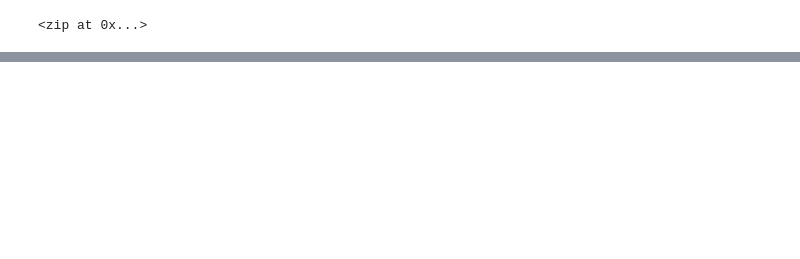
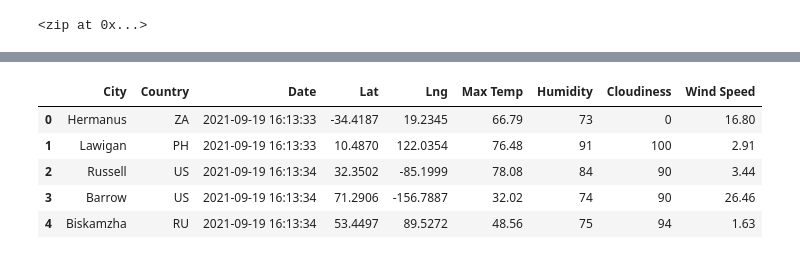
Before and after one commit to AlekseiPronin/World_Weather_Analysis, a Jupyter notebook: WeatherPy.ipynb, the cells around one changed output, grey strips where cells are left out. Saved outputs shown, nothing was run; the diff lists cells and outputs as text; code cells hidden in the pictures; blank space fills up the shorter version.

```diff
--- a/WeatherPy.ipynb
+++ b/WeatherPy.ipynb
@@ -32,0 +138,12 @@ len(cities)
+# %%
+new_column_order = ['City', 'Country', 'Date', 'Lat', 'Lng', 'Max Temp', 'Humidity', 'Cloudiness', 'Wind Speed']
+city_data_df = city_data_df[new_column_order]
+# %%
+city_data_df.head()
+# %% [output]
+|  | City | Country | Date | Lat | Lng | Max Temp | Humidity | Cloudiness | Wind Speed |
+| 0 | Hermanus | ZA | 2021-09-19 16:13:33 | -34.4187 | 19.2345 | 66.79 | 73 | 0 | 16.80 |
+| 1 | Lawigan | PH | 2021-09-19 16:13:33 | 10.4870 | 122.0354 | 76.48 | 91 | 100 | 2.91 |
+| 2 | Russell | US | 2021-09-19 16:13:34 | 32.3502 | -85.1999 | 78.08 | 84 | 90 | 3.44 |
+| 3 | Barrow | US | 2021-09-19 16:13:34 | 71.2906 | -156.7887 | 32.02 | 74 | 90 | 26.46 |
+| 4 | Biskamzha | RU | 2021-09-19 16:13:34 | 53.4497 | 89.5272 | 48.56 | 75 | 94 | 1.63 |
```
Also changed, not shown: parts of 7 cells of this notebook.
